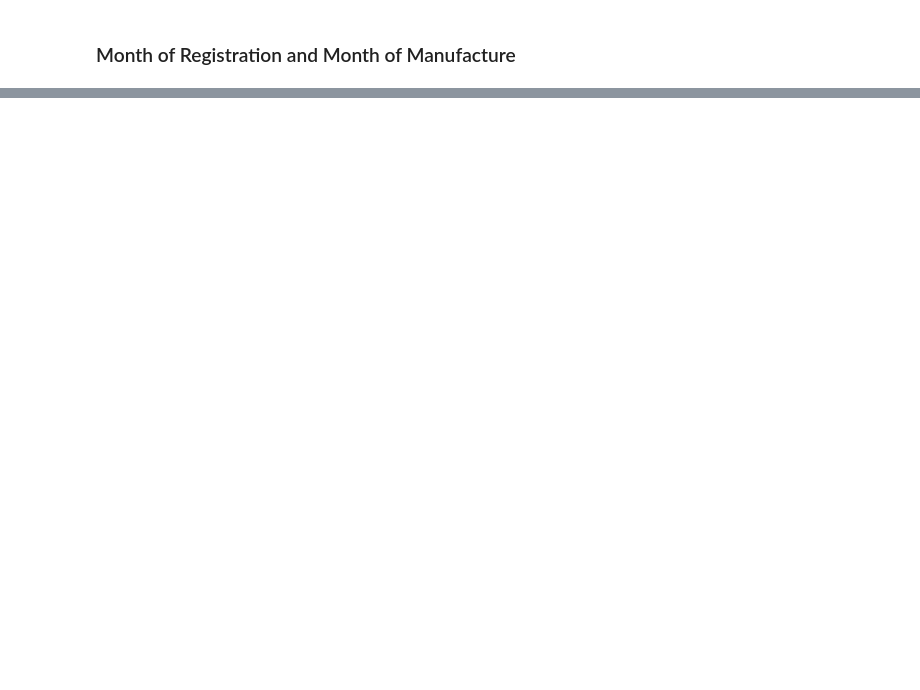
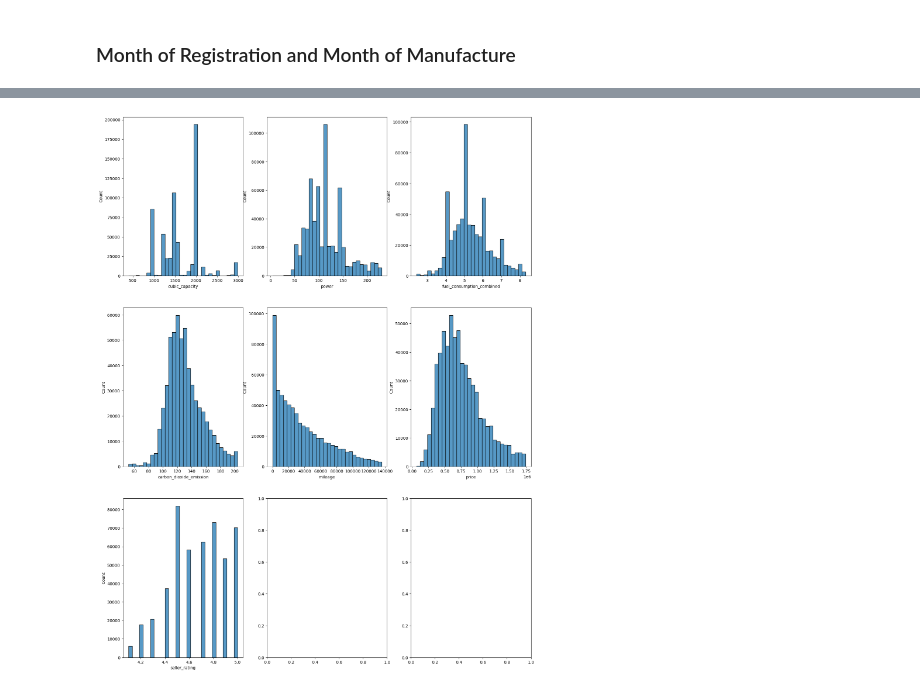
Before and after one commit to honzaz1234/ml_cars, a Jupyter notebook: reports/data_exploration.ipynb, the cells around one changed output, grey strips where cells are left out. Saved outputs shown, nothing was run; the diff lists cells and outputs as text; code cells hidden in the pictures; blank space fills up the shorter version.

```diff
--- a/reports/data_exploration.ipynb
+++ b/reports/data_exploration.ipynb
@@ -196,0 +218,27 @@ Text(0.5, 1.0, 'Distribution of Months of Registration')
+# %%
+int_col_names = list(data.select_dtypes(include=['int64', 'float64']).columns)
+int_col_names.remove("id")
+int_col_names.remove("number_of_seats")
+int_col_names.remove("number_of_owners")
+# %%
+n_rows = math.ceil(len(int_col_names) / 3)
+fig, axes = plt.subplots(nrows=n_rows, ncols=3, figsize=(18, 24))
+row_ind = 0
+col_ind = -1
+for ind in range(len(int_col_names)):
+    row_ind = math.floor(ind / 3)
+    col_ind += 1
+    Q1 = data[int_col_names[ind]].quantile(0.25)
+    Q3 = data[int_col_names[ind]].quantile(0.75)
+    # Calculate the IQR (Interquartile Range)
+    IQR = Q3 - Q1
+    # Define lower and upper bounds for outliers
+    lower_bound = Q1 - 1.5 * IQR
+    upper_bound = Q3 + 1.5 * IQR
+    data_filtered = data[(data[int_col_names[ind]] >= lower_bound) & (data[int_col_names[ind]] <= upper_bound)]
+    sns.histplot(data=data_filtered, x=int_col_names[ind],
+        ax=axes[row_ind, col_ind], bins=30)
+    if col_ind == 2:
+        col_ind = -1
+# %% [output]
+[figure, added]
```
Also changed, not shown: parts of 11 cells of this notebook.
